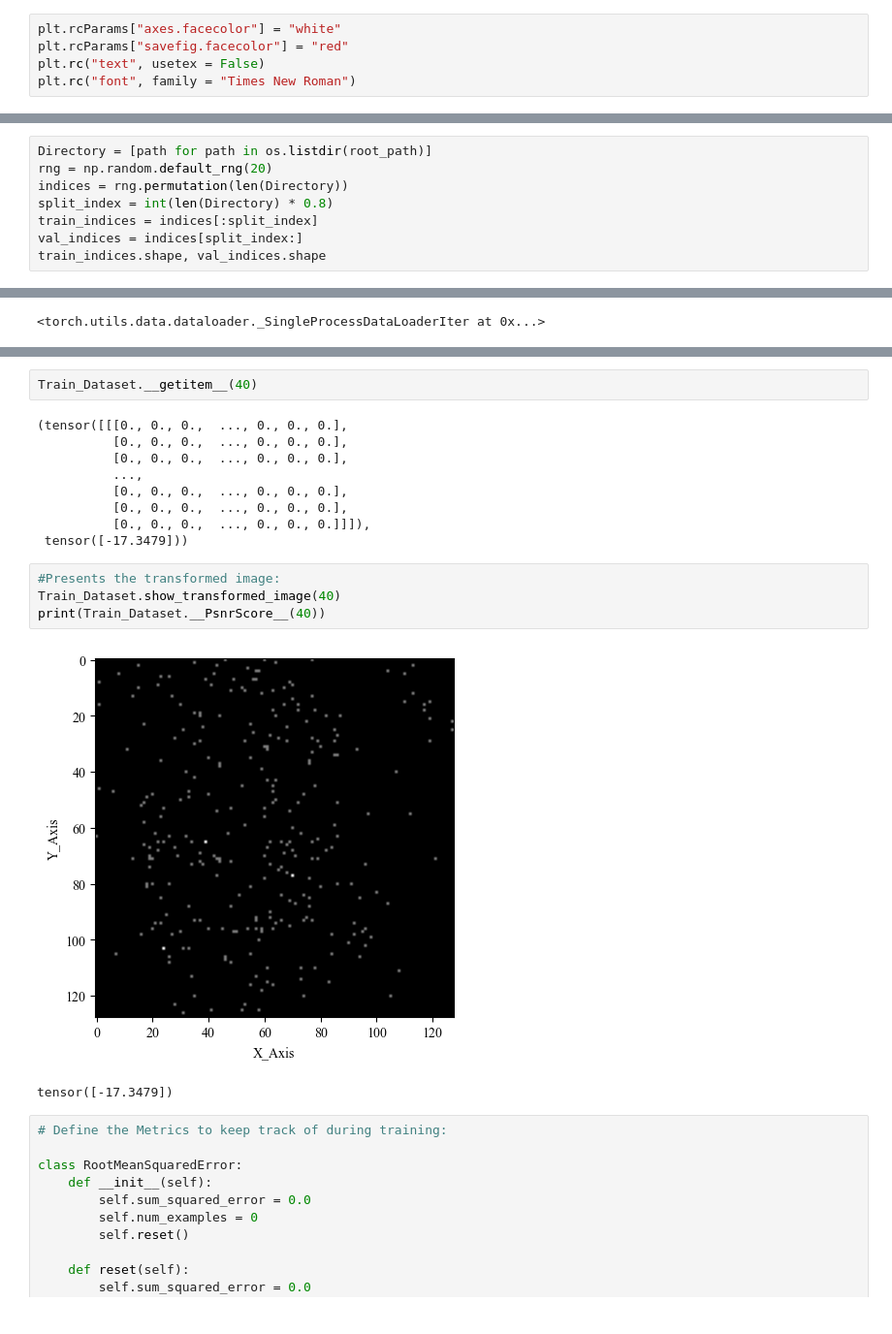
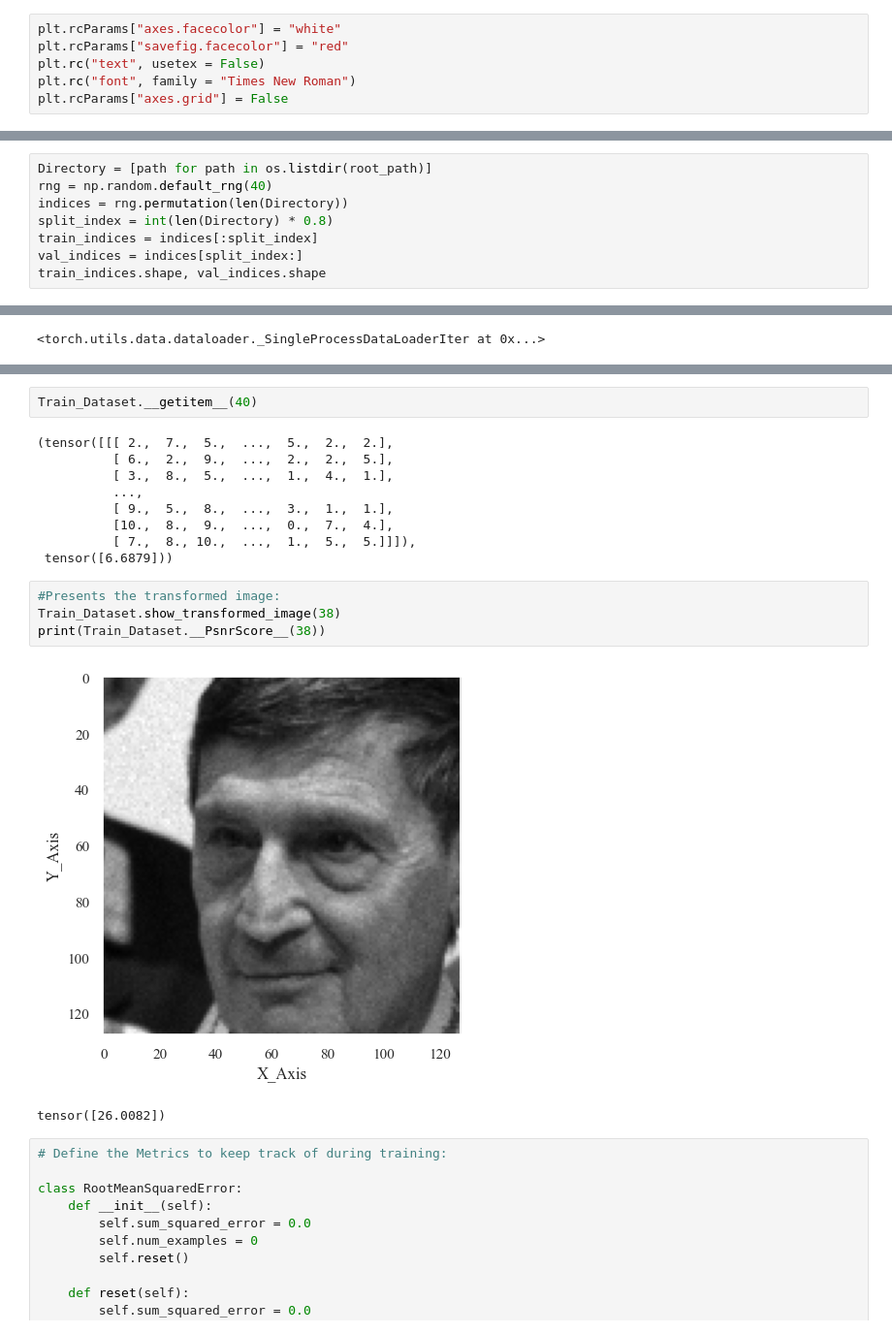
Before and after one commit to InquisitorNova/GAP_Master_Project, a Jupyter notebook: FaceGeneration2.ipynb, the cells around one changed output, grey strips where cells are left out. Shown: that part at 97% size. Cells and saved outputs as stored; diff of their text form.

```diff
--- a/FaceGeneration2.ipynb
+++ b/FaceGeneration2.ipynb
@@ -71,6 +71,7 @@ plt.rcParams["axes.facecolor"] = "white"
 plt.rcParams["savefig.facecolor"] = "red"
 plt.rc("text", usetex = False)
 plt.rc("font", family = "Times New Roman")
+plt.rcParams["axes.grid"] = False
 # %%
 ## Configuration
 # Set the seed for reproducibility
@@ -240,7 +241,7 @@ Targets_2.shape
 torch.Size([70000, 1])
 # %%
 Directory = [path for path in os.listdir(root_path)]
-rng = np.random.default_rng(20)
+rng = np.random.default_rng(40)
 indices = rng.permutation(len(Directory))
 split_index = int(len(Directory) * 0.8)
 train_indices = indices[:split_index]
@@ -278,21 +279,21 @@ Train_Dataset.show_image(40)
 # %%
 Train_Dataset.__getitem__(40)
 # %% [output]
-(tensor([[[0., 0., 0.,  ..., 0., 0., 0.],
-          [0., 0., 0.,  ..., 0., 0., 0.],
-          [0., 0., 0.,  ..., 0., 0., 0.],
+(tensor([[[ 2.,  7.,  5.,  ...,  5.,  2.,  2.],
+          [ 6.,  2.,  9.,  ...,  2.,  2.,  5.],
+          [ 3.,  8.,  5.,  ...,  1.,  4.,  1.],
           ...,
-          [0., 0., 0.,  ..., 0., 0., 0.],
-          [0., 0., 0.,  ..., 0., 0., 0.],
-          [0., 0., 0.,  ..., 0., 0., 0.]]]),
- tensor([-17.3479]))
+          [ 9.,  5.,  8.,  ...,  3.,  1.,  1.],
+          [10.,  8.,  9.,  ...,  0.,  7.,  4.],
+          [ 7.,  8., 10.,  ...,  1.,  5.,  5.]]]),
+ tensor([6.6879]))
 # %%
 #Presents the transformed image:
-Train_Dataset.show_transformed_image(40)
-print(Train_Dataset.__PsnrScore__(40))
+Train_Dataset.show_transformed_image(38)
+print(Train_Dataset.__PsnrScore__(38))
 # %% [output]
-[figure, old version]
+[figure, new version]
-tensor([-17.3479])
+tensor([26.0082])
 # %%
 # Define the Metrics to keep track of during training:
 
```
Also changed, not shown: parts of 1 cell of this notebook, 5 other files.
